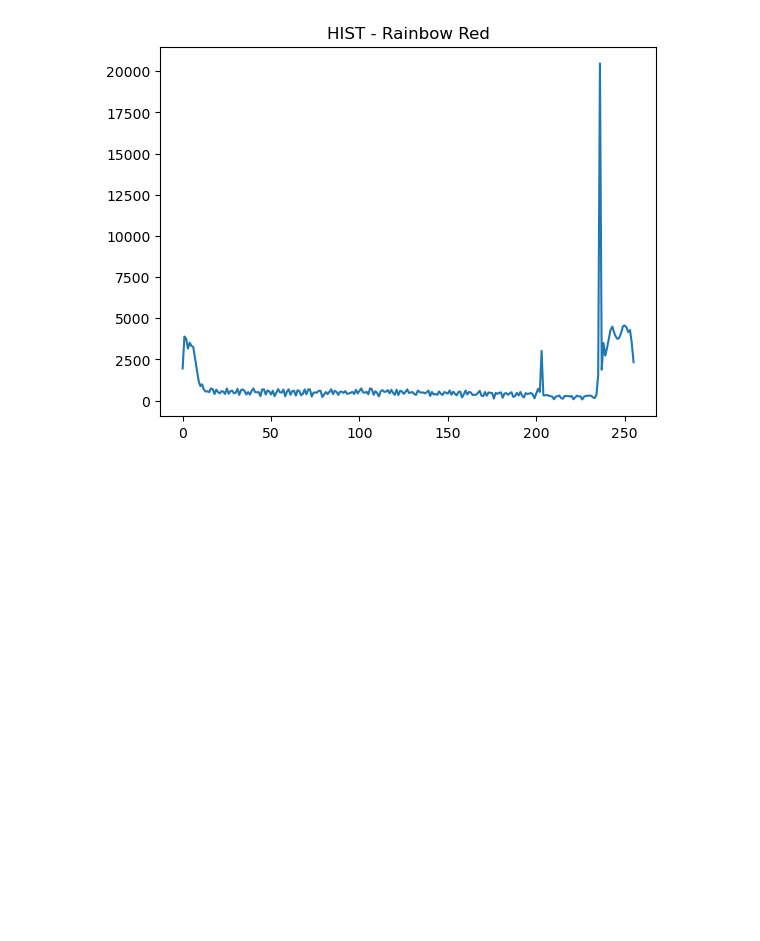
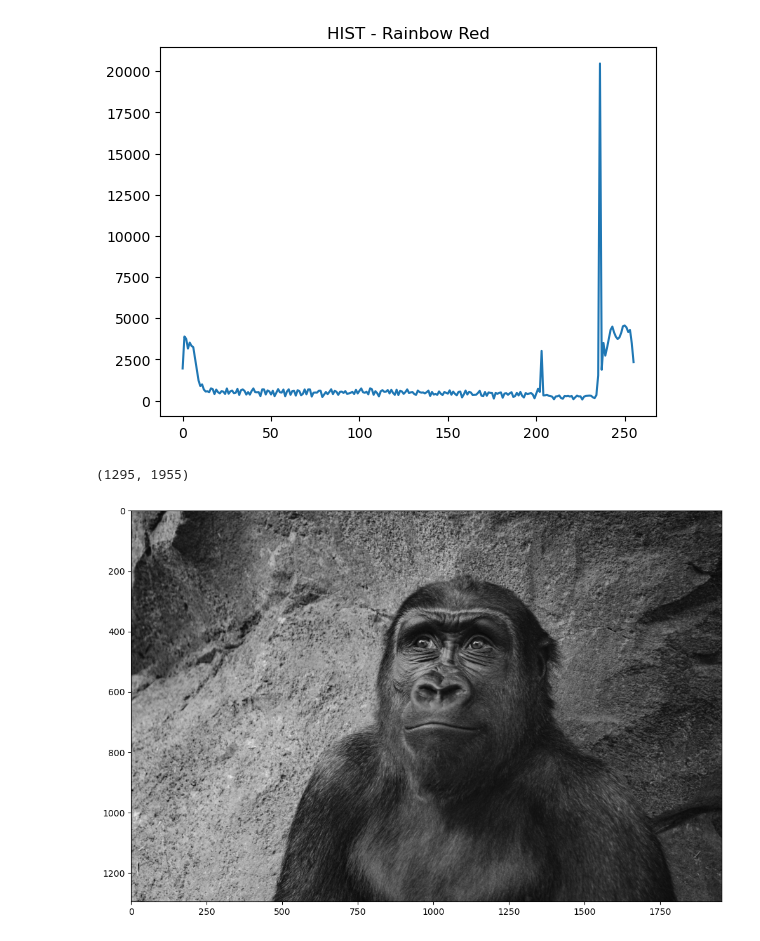
Before and after one commit to ezekielamitchell/ComputerVision, a Jupyter notebook: opencv-deep-learning-course/04-image-processing/histograms.ipynb, the cells around one changed output. Cells and saved outputs as stored; diff of their text form; code cells hidden in the pictures; blank space fills up the shorter version.

Commit message:
images complete

```diff
--- a/opencv-deep-learning-course/04-image-processing/histograms.ipynb
+++ b/opencv-deep-learning-course/04-image-processing/histograms.ipynb
@@ -13,6 +13,11 @@ show_rainbow = cv.cvtColor(rainbow, cv.COLOR_BGR2RGB)
 
 bricks = cv.imread('../data/bricks.jpg')
 show_bricks = cv.cvtColor(bricks, cv.COLOR_BGR2RGB)
+# %%
+def display_img(img):
+    fig = plt.figure(figsize=(12,10))
+    axe = fig.add_subplot(111)
+    axe.imshow(img, cmap='gray')
 # %%
 plt.imshow(show_bricks)
 # %% [output]
@@ -135,3 +140,10 @@ plt.title("HIST - Rainbow Red")
 # %% [output]
 Text(0.5, 1.0, 'HIST - Rainbow Red')
 [figure]
+# %%
+img = cv.imread('../data/gorilla.jpg', 0)
+display_img(img)
+img.shape
+# %% [output]
+(1295, 1955)
+[figure, added]
```
Also changed, not shown: parts of 7 cells of this notebook, 1 other file.
